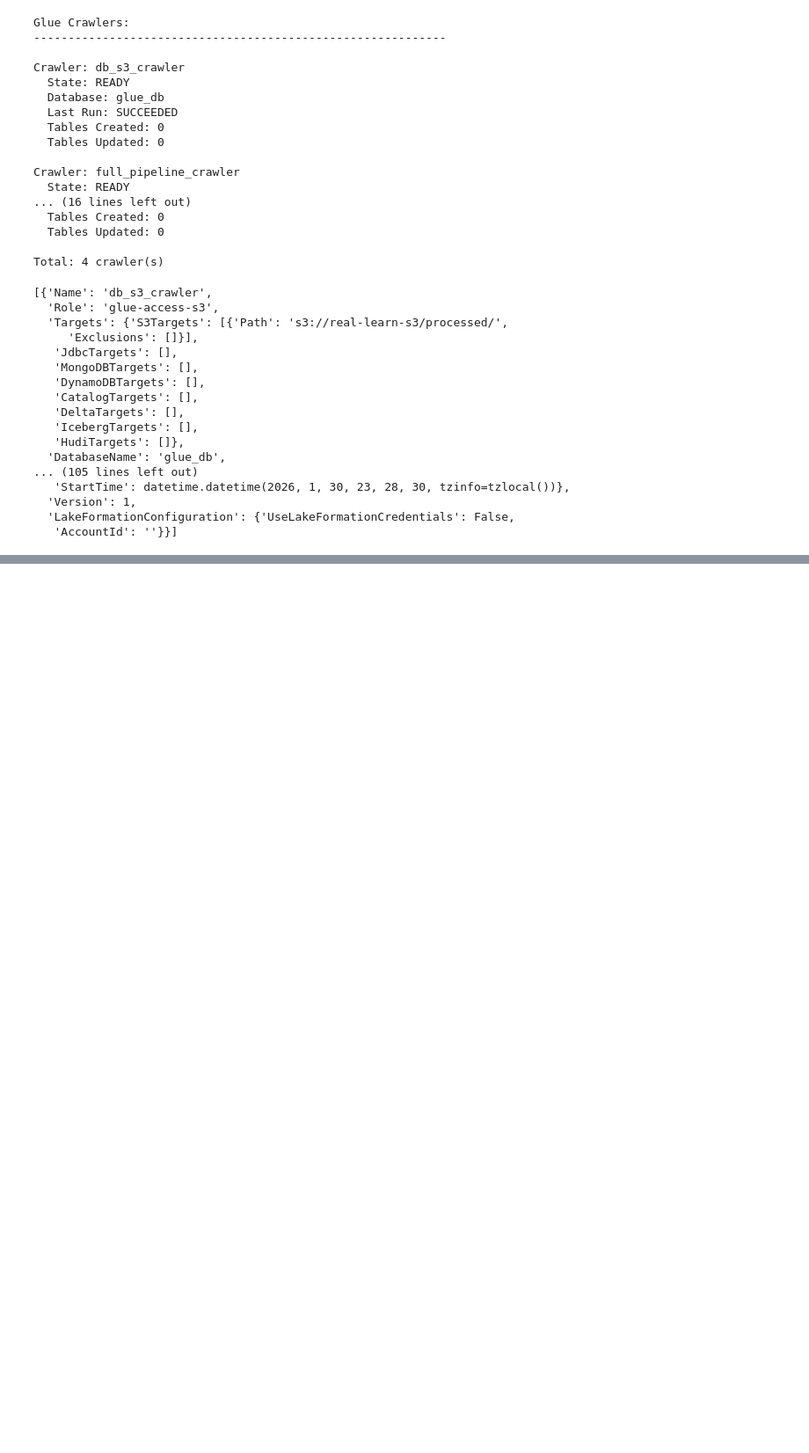
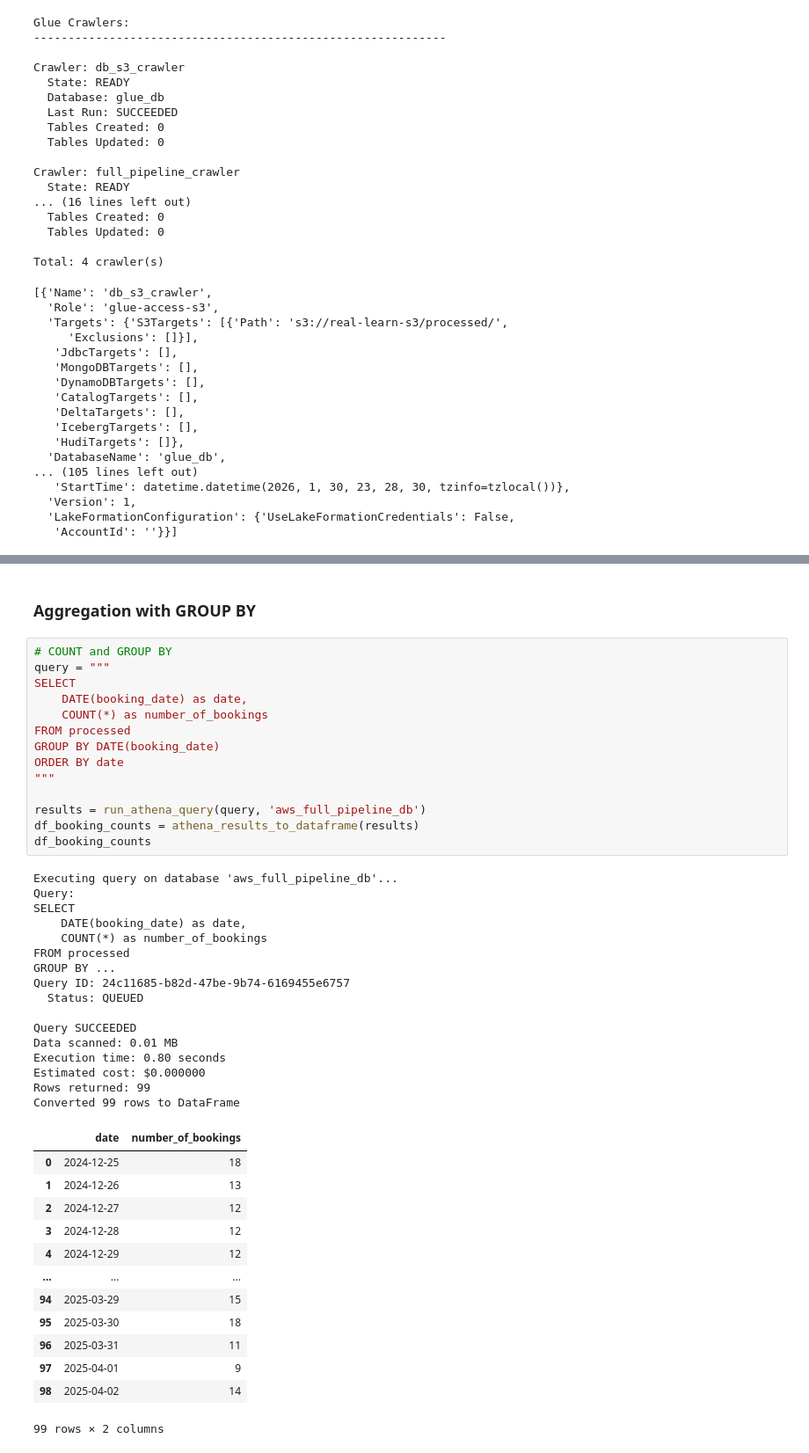
Before and after one commit to kisyular/aws-for-data-engineering, a Jupyter notebook: aws_complete_workflow.ipynb, the cells around one changed output, grey strips where cells are left out. Shown at 88% size. Cells and saved outputs as stored; diff of their text form; blank space fills up the shorter version.

```diff
--- a/aws_complete_workflow.ipynb
+++ b/aws_complete_workflow.ipynb
@@ -1465,0 +1807,46 @@ Total: 4 crawler(s)
+# %% [markdown]
+### Aggregation with GROUP BY
+# %%
+# COUNT and GROUP BY
+query = """
+SELECT
+    DATE(booking_date) as date,
+    COUNT(*) as number_of_bookings
+FROM processed
+GROUP BY DATE(booking_date)
+ORDER BY date
+"""
+
+results = run_athena_query(query, 'aws_full_pipeline_db')
+df_booking_counts = athena_results_to_dataframe(results)
+df_booking_counts
+# %% [output]
+Executing query on database 'aws_full_pipeline_db'...
+Query:
+SELECT
+    DATE(booking_date) as date,
+    COUNT(*) as number_of_bookings
+FROM processed
+GROUP BY ...
+Query ID: 24c11685-b82d-47be-9b74-6169455e6757
+  Status: QUEUED
+
+Query SUCCEEDED
+Data scanned: 0.01 MB
+Execution time: 0.80 seconds
+Estimated cost: $0.000000
+Rows returned: 99
+Converted 99 rows to DataFrame
+|  | date | number_of_bookings |
+| 0 | 2024-12-25 | 18 |
+| 1 | 2024-12-26 | 13 |
+| 2 | 2024-12-27 | 12 |
+| 3 | 2024-12-28 | 12 |
+| 4 | 2024-12-29 | 12 |
+| ... | ... | ... |
+| 94 | 2025-03-29 | 15 |
+| 95 | 2025-03-30 | 18 |
+| 96 | 2025-03-31 | 11 |
+| 97 | 2025-04-01 | 9 |
+| 98 | 2025-04-02 | 14 |
+99 rows × 2 columns
```
Also changed, not shown: parts of 19 cells of this notebook.
